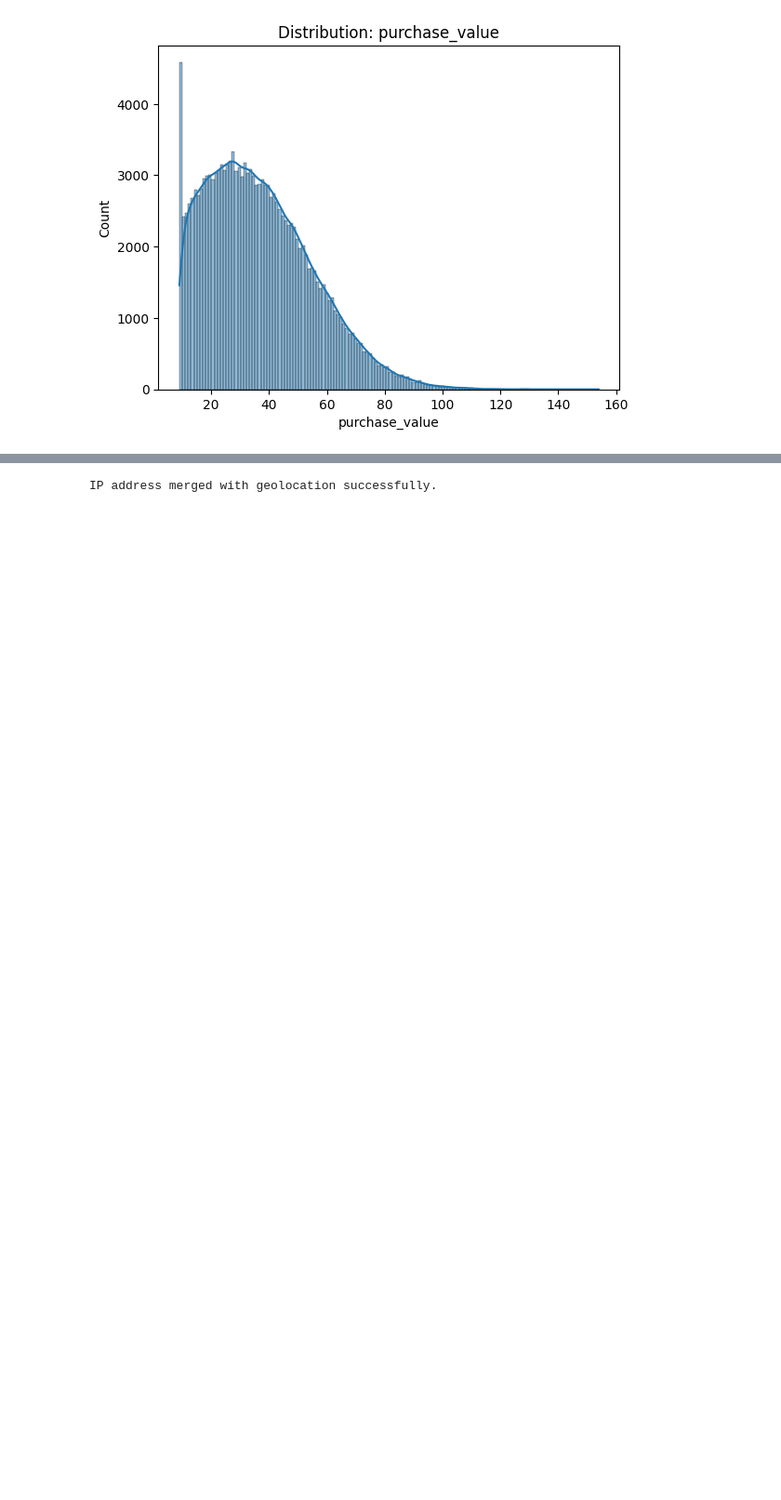
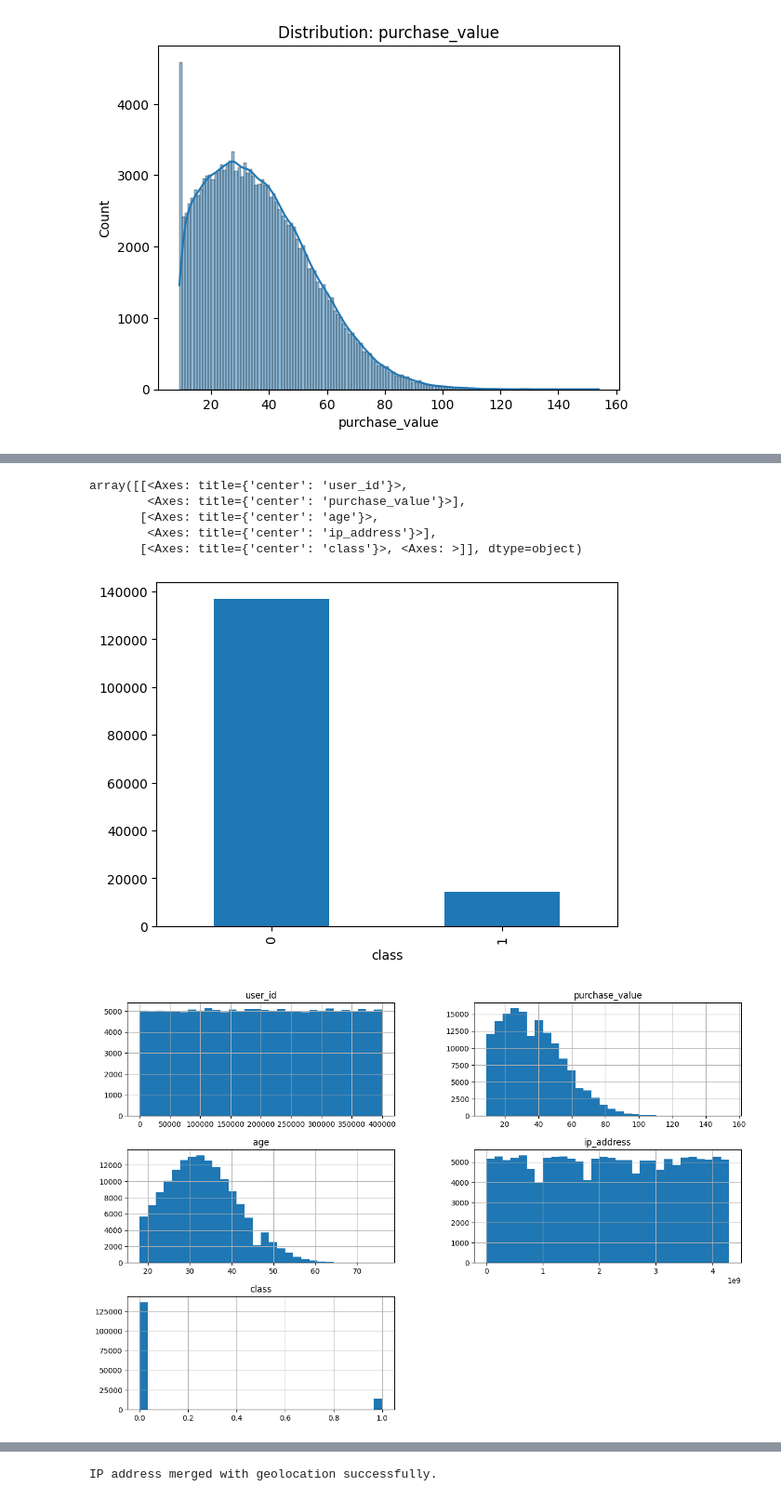
Before and after one commit to Addisu22/Fraud-Detection-for-E-commerce-Bank, a Jupyter notebook: Notebook/Data_Analysis_Preprocessing.ipynb, the cells around one changed output, grey strips where cells are left out. Shown at 93% size. Saved outputs shown, nothing was run; the diff lists cells and outputs as text; code cells hidden in the pictures; blank space fills up the shorter version.

```diff
--- a/Notebook/Data_Analysis_Preprocessing.ipynb
+++ b/Notebook/Data_Analysis_Preprocessing.ipynb
@@ -140,0 +125,11 @@ eda_univariate(fraud_df, ['purchase_value'])
+# %%
+fraud_df['class'].value_counts().plot(kind='bar')
+fraud_df.hist(bins=30, figsize=(15,10))
+# %% [output]
+array([[<Axes: title={'center': 'user_id'}>,
+        <Axes: title={'center': 'purchase_value'}>],
+       [<Axes: title={'center': 'age'}>,
+        <Axes: title={'center': 'ip_address'}>],
+       [<Axes: title={'center': 'class'}>, <Axes: >]], dtype=object)
+[figure, added]
+[figure, added]
```
Also changed, not shown: parts of 41 cells of this notebook.
